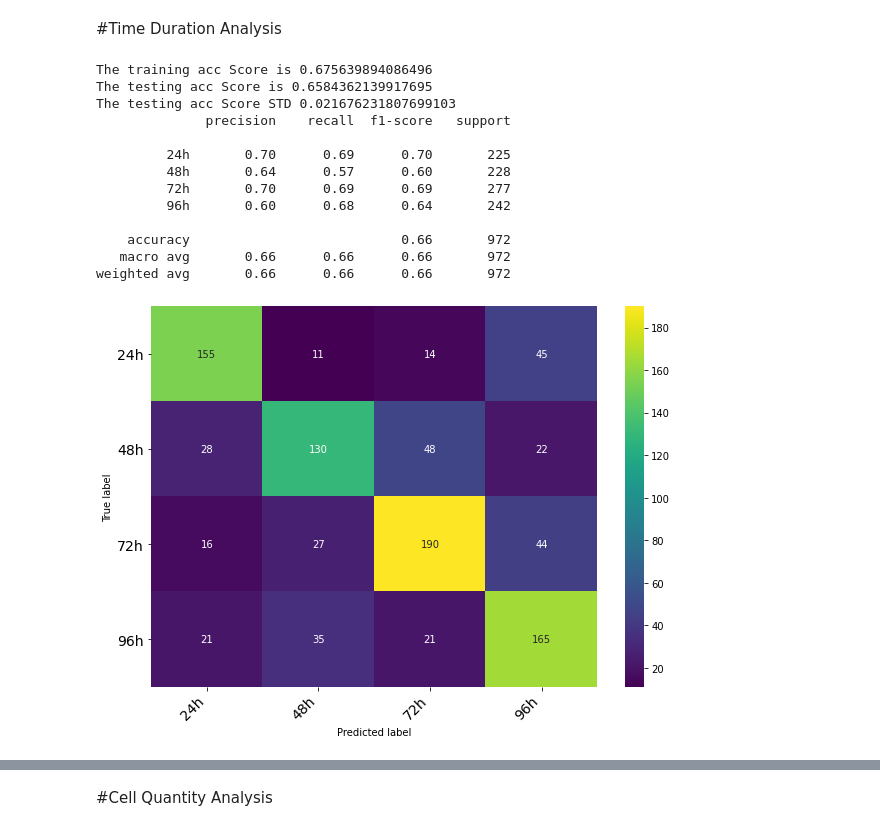
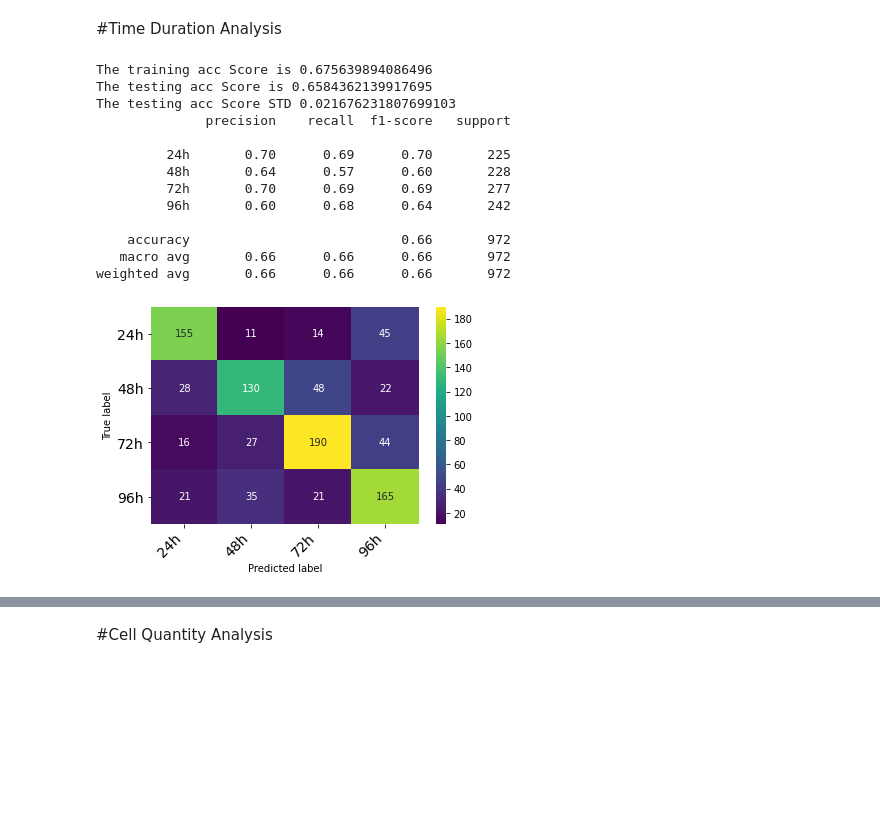
Before and after one commit to shohan007/ML-Engineered-Tissue-Evaluation, a Jupyter notebook: DIS_GelMA_Paper.ipynb, the cells around one changed output, grey strips where cells are left out. Cells and saved outputs as stored; diff of their text form; code cells hidden in the pictures; blank space fills up the shorter version.

```diff
--- a/DIS_GelMA_Paper.ipynb
+++ b/DIS_GelMA_Paper.ipynb
@@ -106,7 +98,7 @@ Y_transformed_quantity=le3.fit_transform(Y['Cell Quantity (in Million)'])
 Utility Functions
 # %%
 # confusion matrix
-def print_confusion_matrix(confusion_matrix, class_names, figsize = (10,7), fontsize=14):
+def print_confusion_matrix(confusion_matrix, class_names, figsize = (6,4), fontsize=14):
 
     df_cm = pd.DataFrame(
         confusion_matrix, index=class_names, columns=class_names,
@@ -478,21 +470,21 @@ class_names = np.unique(Y['Time Period (in hour)'])
 class_names = [str(c)+'h' for c in class_names]
 # %%
 # logreg
-logistic_cv((trainx, trainy), (testx, testy), class_names, 5)
+logistic_cv((trainx, trainy), (testx, testy), class_names, 10)
 # %% [output]
 The training acc Score is 0.675639894086496
 The testing acc Score is 0.6584362139917695
 The testing acc Score STD 0.021676231807699103
               precision    recall  f1-score   support
 
          24h       0.70      0.69      0.70       225
          48h       0.64      0.57      0.60       228
          72h       0.70      0.69      0.69       277
          96h       0.60      0.68      0.64       242
 
     accuracy                           0.66       972
    macro avg       0.66      0.66      0.66       972
 weighted avg       0.66      0.66      0.66       972
-[figure, old version]
+[figure, new version]
 # %%
 # dtree
```
Also changed, not shown: parts of 28 cells of this notebook.
